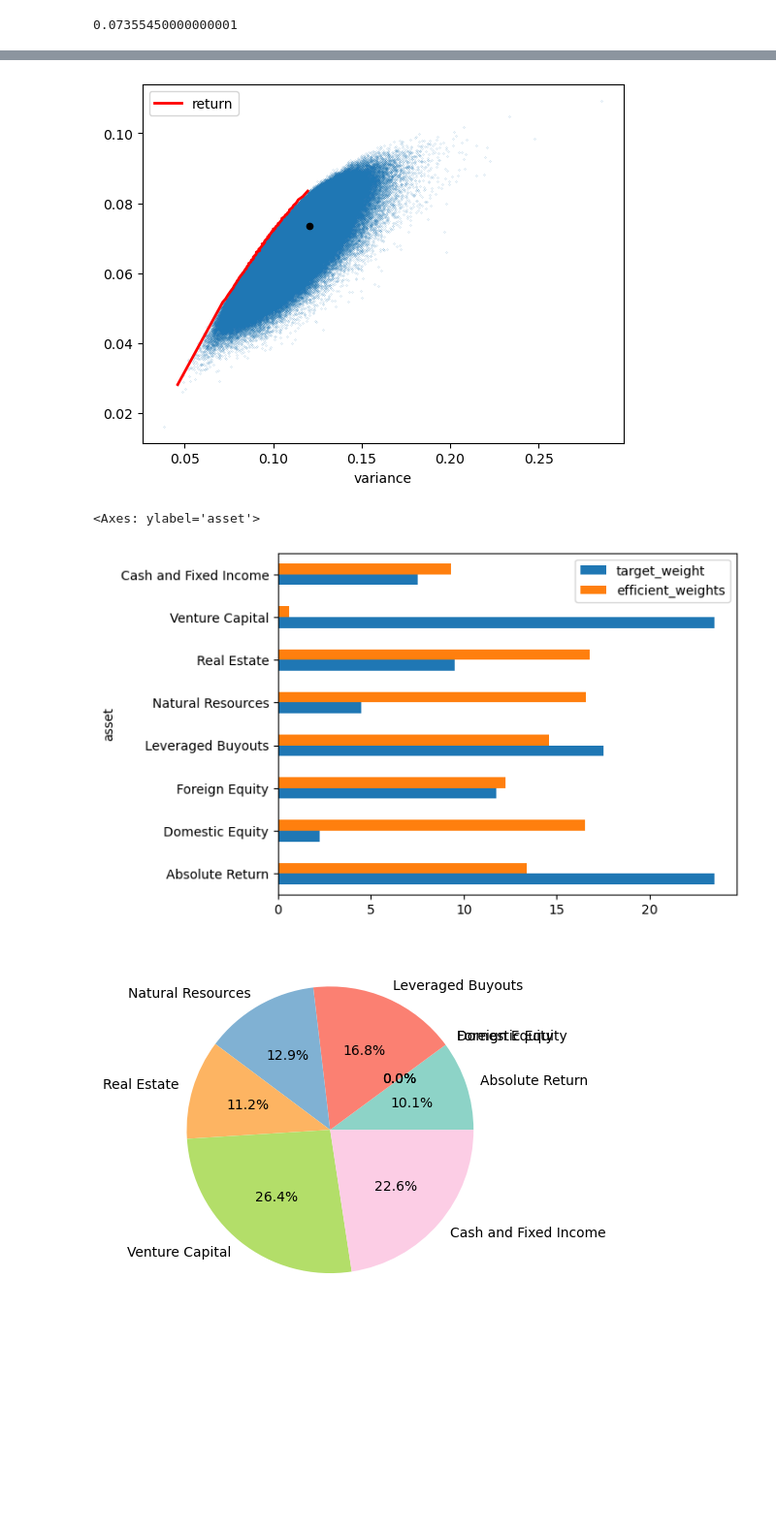
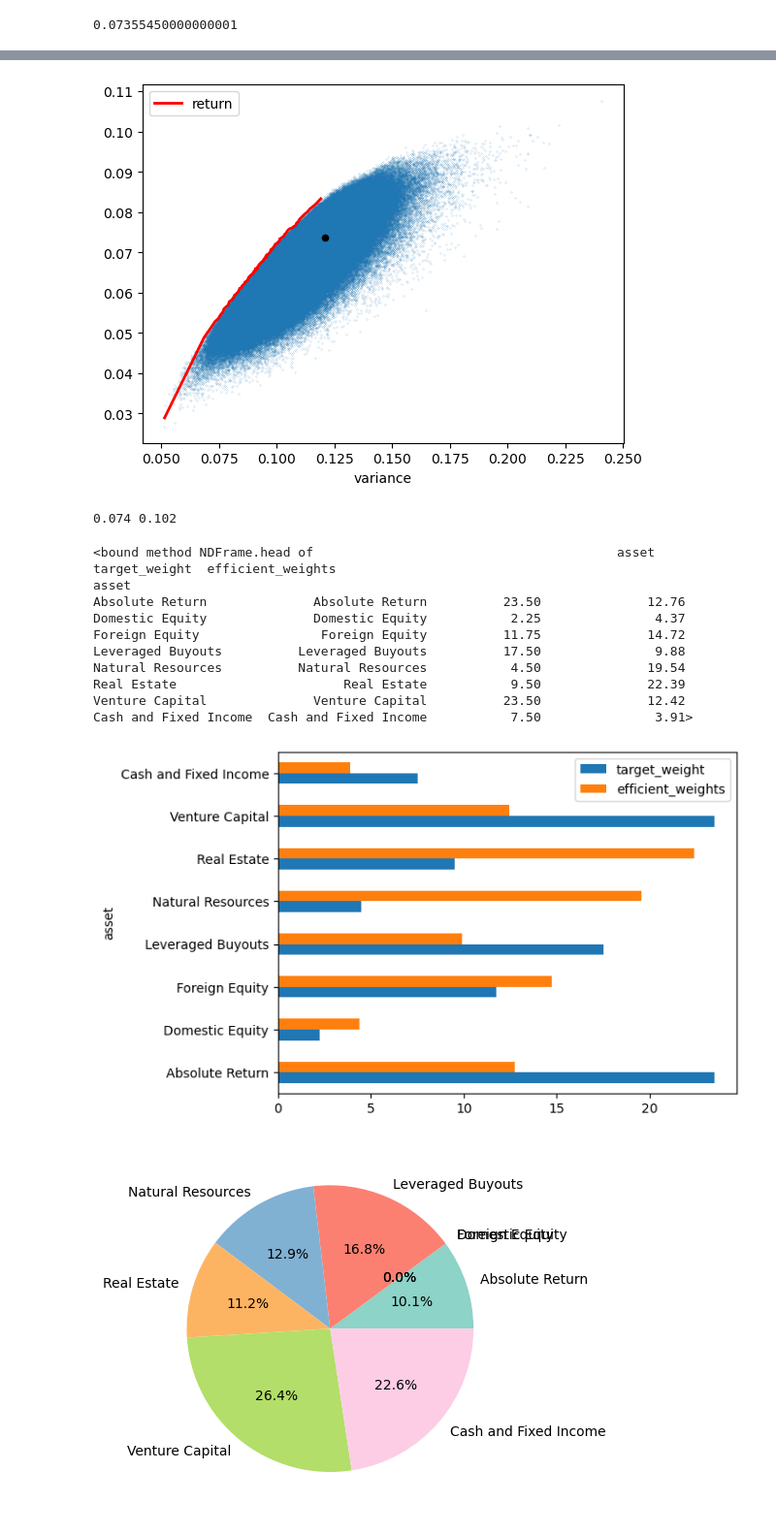
Before and after one commit to antonsharapov1/inv, a Jupyter notebook: Untitled-1.ipynb, the cells around one changed output, grey strips where cells are left out. Shown at 97% size. Saved outputs shown, nothing was run; the diff lists cells and outputs as text; code cells hidden in the pictures; blank space fills up the shorter version.

```diff
--- a/Untitled-1.ipynb
+++ b/Untitled-1.ipynb
@@ -79,14 +79,18 @@ def calculateVarianceForWeights(random_weights: list):
             v += weight * random_weights[j] * corr_matrix[i][j] * assests_risk[i] * assests_risk[j] * 0.0001
     return sqrt(v)
 
+# генерируем веса
+def generateRandomWeights():
+    random_weights = np.random.random(8)
+    random_weights /= random_weights.sum()
+    return random_weights
+
 # Генерируем steps случайных комбинаций весов и вычисляем для них expected return и variance
 steps = 1000000 # количество точек
 return_row = []
 variance_row = []
 for s in range(1, steps + 1):
-    # генерируем веса
-    random_weights = np.random.random(8)
-    random_weights /= random_weights.sum()
+    random_weights = generateRandomWeights()
     # получаем два массива expected return и variance
     return_row.append(calculateReturnForWeights(random_weights.tolist()))
     variance_row.append(calculateVarianceForWeights(random_weights.tolist()))
@@ -132,43 +136,54 @@ plt.scatter(
     color = 'black')
 plt.show()
 # %% [output]
-[figure, old version]
+[figure, new version]
 # %%
 # Question 5
 
 import seaborn as sns
 
 # Находим значения return и stdev для целевых весов портфеля
 number_of_digits = 3
 target_return = round(calculateReturnForWeights(yale_target_portfolio_weights_to_percent), number_of_digits)
 # округляем значения до number_of_digits знаков в наборе точек efficient_frontier
 # и находим самую левую точку с return равным target_return
 efficient_frontier_round = efficient_frontier.apply(lambda x: round(x, number_of_digits))
 target_variance = efficient_frontier_round.loc[efficient_frontier_round['return'] == round(target_return, number_of_digits)]['variance'].min()
-
+print(target_return, target_variance)
 # Генерируем случайные веса
 efficient_frontier_yale_weights = []
 while True:
     random_weights = np.random.random(8)
     random_weights /= random_weights.sum()
     random_return = round(calculateReturnForWeights(random_weights), number_of_digits)
     doesReturnEquals = (random_return == target_return)
     random_variance = round(calculateVarianceForWeights(random_weights), number_of_digits)
     doesVarianceEquals = (random_variance == target_variance)
-    if (random_variance and doesVarianceEquals):
+    # Если return и stdev (variance) совпадают с целевыми, считаем этот набор весов подходящим
+    if (doesReturnEquals and doesVarianceEquals):
         efficient_frontier_yale_weights = random_weights
         break
 
 # df_efficient_portfolio_comparison - собираем исходные target_weight и полученные в один dataframe
 df_epc = df.filter(['asset','target_weight'], axis=1)
 
 efficient_frontier_yale_weights = [round(i * 100, 2) for i in efficient_frontier_yale_weights]
 df_epc['efficient_weights'] = pd.Series(efficient_frontier_yale_weights).values
 df_epc = df_epc.set_index(df_epc['asset'])
 df_epc.plot.barh()
 # %% [output]
-<Axes: ylabel='asset'>
+0.074 0.102
+<bound method NDFrame.head of                                        asset  target_weight  efficient_weights
+asset
+Absolute Return              Absolute Return          23.50              12.76
+Domestic Equity              Domestic Equity           2.25               4.37
+Foreign Equity                Foreign Equity          11.75              14.72
+Leveraged Buyouts          Leveraged Buyouts          17.50               9.88
+Natural Resources          Natural Resources           4.50              19.54
+Real Estate                      Real Estate           9.50              22.39
+Venture Capital              Venture Capital          23.50              12.42
+Cash and Fixed Income  Cash and Fixed Income           7.50               3.91>
-[figure, old version]
+[figure, new version]
 # %%
 # Question 6
 
```
Also changed, not shown: parts of 6 cells of this notebook.
